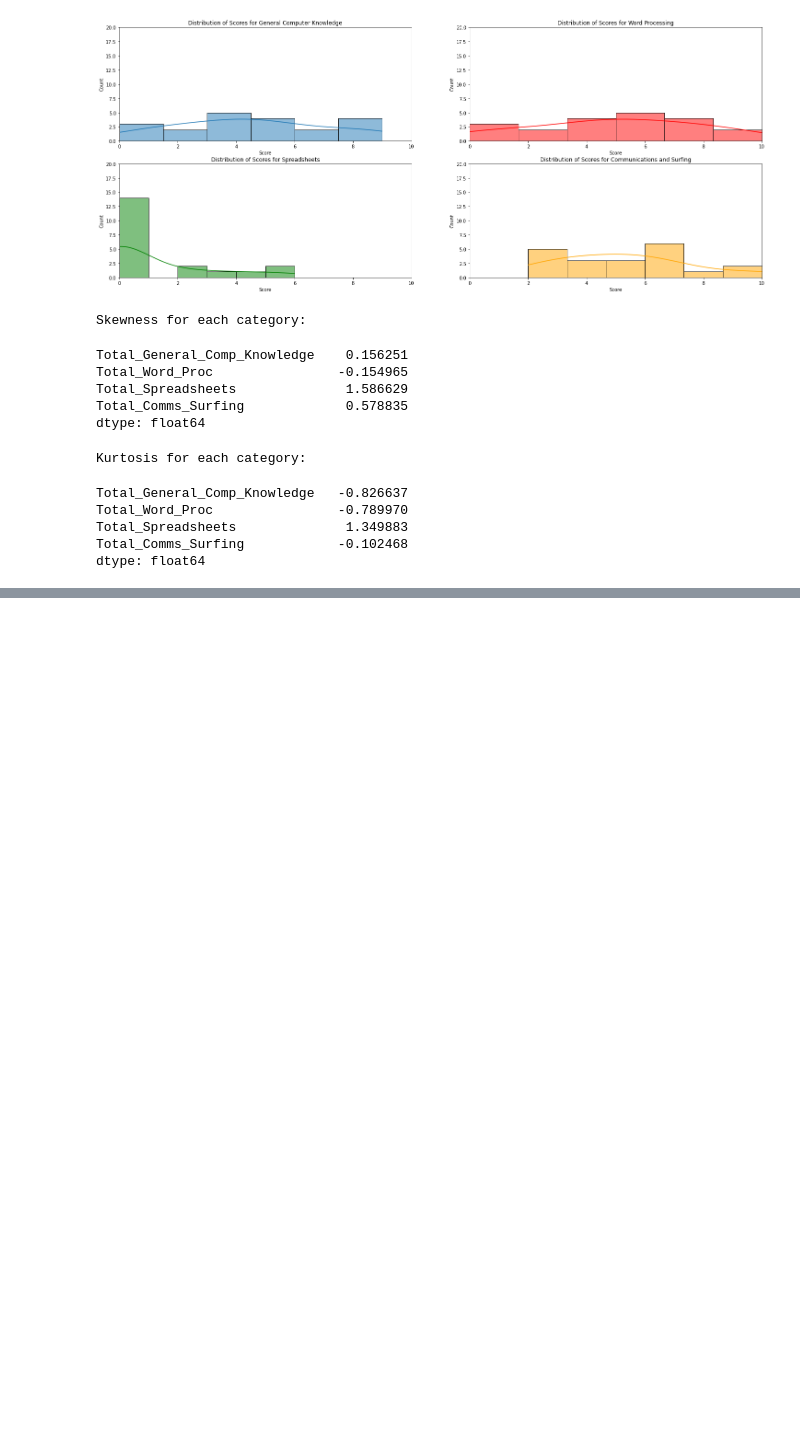
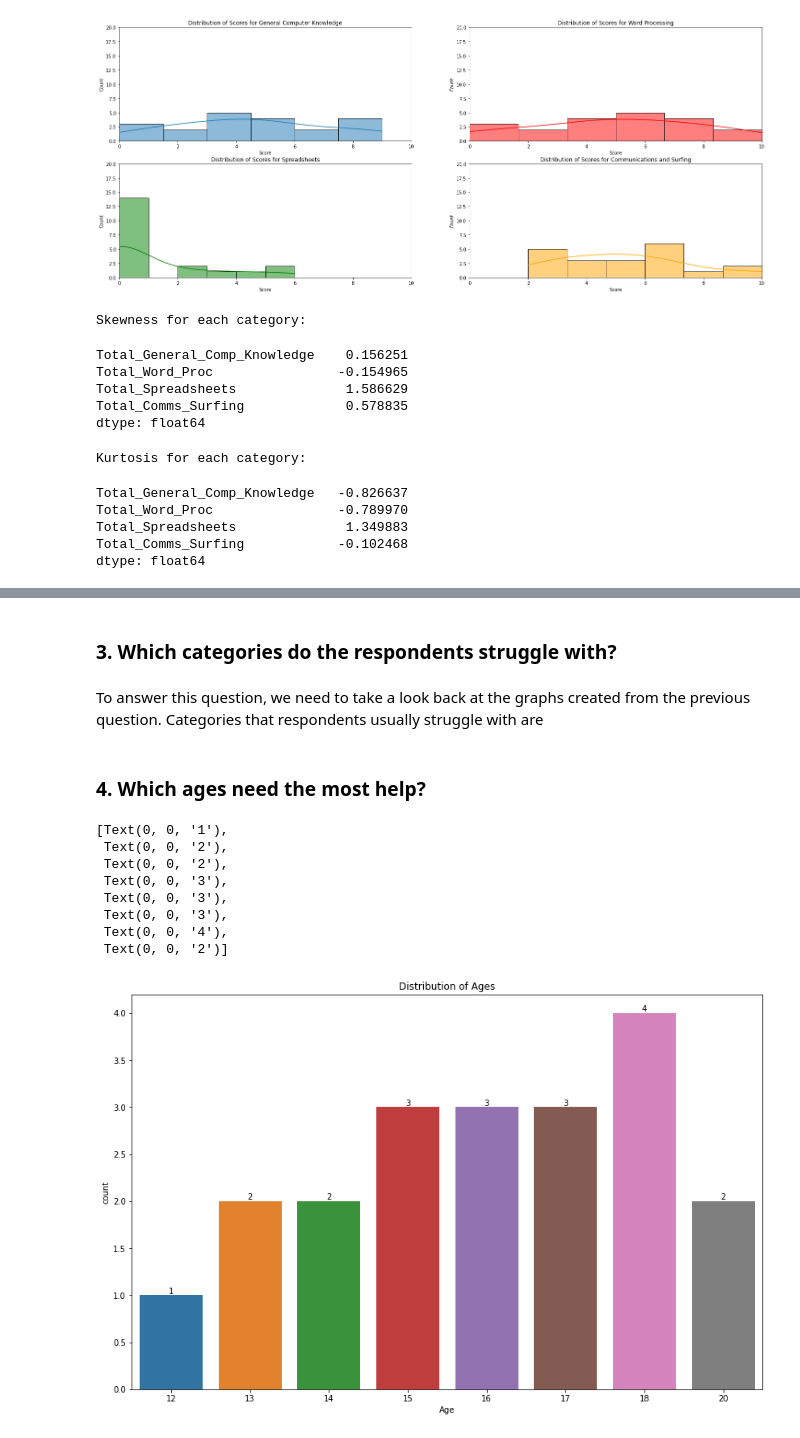
Before and after one commit to blurridge/jump-camp-needs-analysis, a Jupyter notebook: src/jump_camp_needs_analysis.ipynb, the cells around one changed output, grey strips where cells are left out. Saved outputs shown, nothing was run; the diff lists cells and outputs as text; code cells hidden in the pictures; blank space fills up the shorter version.

```diff
--- a/src/jump_camp_needs_analysis.ipynb
+++ b/src/jump_camp_needs_analysis.ipynb
@@ -192,0 +194,23 @@ According to SPCForExcel, General Computer Knowledge and Word Processing are fai
+# %% [markdown]
+### 3. Which categories do the respondents struggle with?
+# %% [markdown]
+To answer this question, we need to take a look back at the graphs created from the previous question. Categories that respondents usually struggle with are
+# %% [markdown]
+### 4. Which ages need the most help?
+# %%
+# Plot distribution of ages
+
+plt.figure(figsize=(14,9))
+plt.title("Distribution of Ages")
+g = sns.countplot(x=res_data["Age"])
+g.bar_label(g.containers[0])
+# %% [output]
+[Text(0, 0, '1'),
+ Text(0, 0, '2'),
+ Text(0, 0, '2'),
+ Text(0, 0, '3'),
+ Text(0, 0, '3'),
+ Text(0, 0, '3'),
+ Text(0, 0, '4'),
+ Text(0, 0, '2')]
+[figure, added]
```
Also changed, not shown: parts of 2 cells of this notebook.
